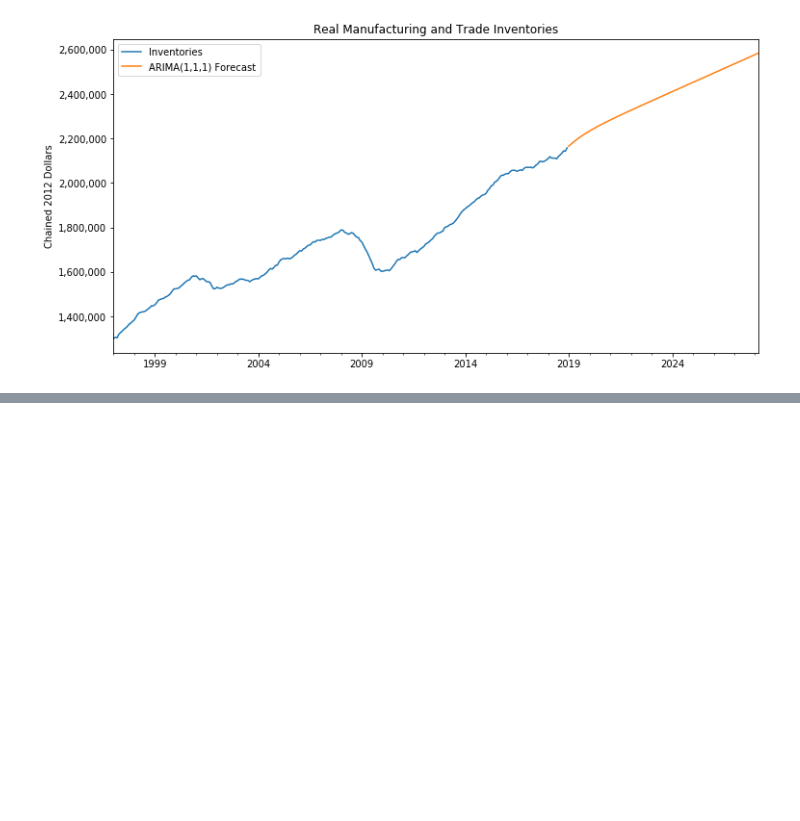
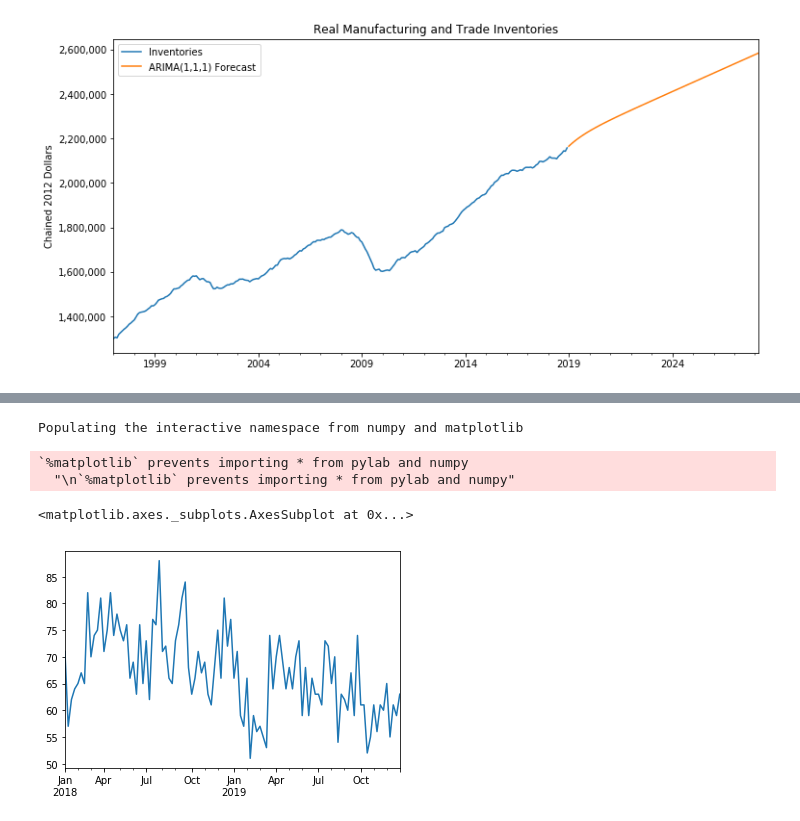
Before and after one commit to ywchiu/ctbcpy, a Jupyter notebook: Demo20190506.ipynb, the cells around one changed output, grey strips where cells are left out. Saved outputs shown, nothing was run; the diff lists cells and outputs as text; code cells hidden in the pictures; blank space fills up the shorter version.

Commit message:
add Loan

```diff
--- a/Demo20190506.ipynb
+++ b/Demo20190506.ipynb
@@ -1391,0 +1394,3 @@ ax.yaxis.set_major_formatter(formatter);
+# %%
+import pandas as pd
+df = pd.read_csv('https://raw.githubusercontent.com/ywchiu/ctbcpy/master/data/LoanApplications.csv', index_col= 'Week')
@@ -1391,0 +1406,2 @@ ax.yaxis.set_major_formatter(formatter);
+# %%
+df.index= pd.date_range('2018-01-01', periods=104, freq='w')
@@ -1391,0 +1418,9 @@ ax.yaxis.set_major_formatter(formatter);
+# %%
+%pylab inline
+df['Applications'].plot()
+# %% [output]
+Populating the interactive namespace from numpy and matplotlib
+`%matplotlib` prevents importing * from pylab and numpy
+  "\n`%matplotlib` prevents importing * from pylab and numpy"
+<matplotlib.axes._subplots.AxesSubplot at 0x...>
+[figure, added]
```
Also changed, not shown: parts of 17 cells of this notebook.
